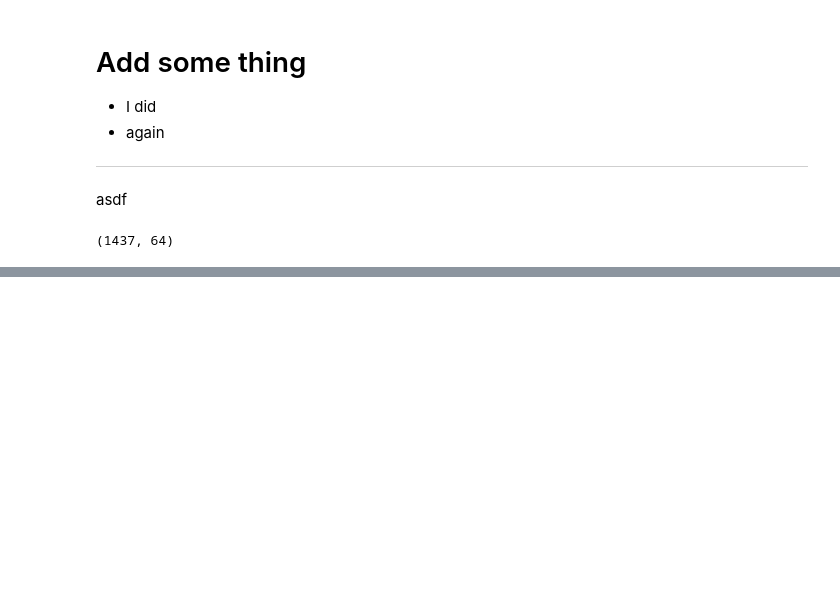
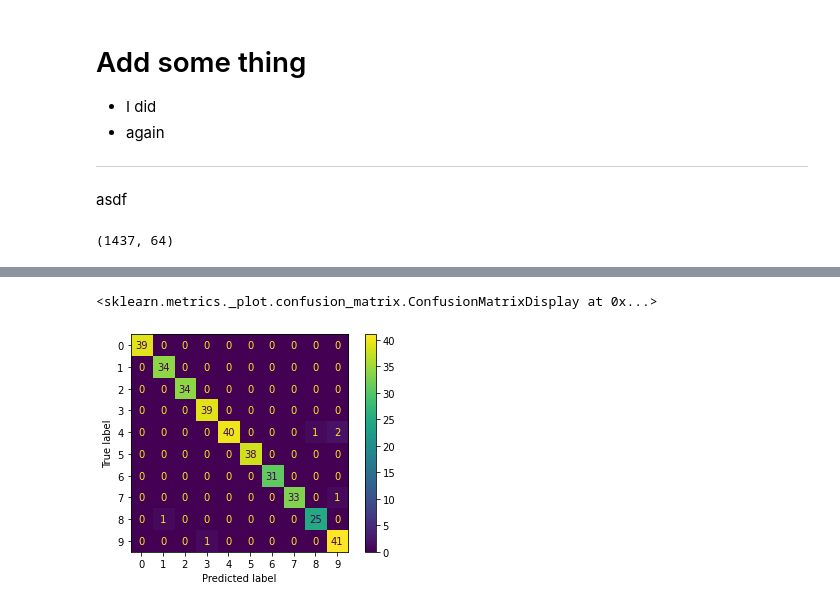
Before and after one commit to daniel-falk/ai-ml-principles-exercises, a Jupyter notebook: ML-training/cv-crash-course/Digit_classification_sklearn1.ipynb, the cells around one changed output, grey strips where cells are left out. Cells and saved outputs as stored; diff of their text form; code cells hidden in the pictures; blank space fills up the shorter version.

```diff
--- a/ML-training/cv-crash-course/Digit_classification_sklearn1.ipynb
+++ b/ML-training/cv-crash-course/Digit_classification_sklearn1.ipynb
@@ -74,2 +74,5 @@ Image.fromarray((X_test[1].reshape((8,8))/16 * 255).astype(np.uint8), "L").resiz
 # %%
 from sklearn import svm
+# %%
+model = svm.SVC(gamma=0.001)
+model.fit(X_train, y_train)
@@ -75,0 +97,5 @@ from sklearn import svm
+# %%
+from sklearn import metrics
+
+predicted = model.predict(X_test)
+print(metrics.classification_report(y_test, predicted))
@@ -75,0 +119,5 @@ from sklearn import svm
+# %%
+metrics.ConfusionMatrixDisplay.from_predictions(y_test, predicted)
+# %% [output]
+<sklearn.metrics._plot.confusion_matrix.ConfusionMatrixDisplay at 0x...>
+[figure, added]
```
Also changed, not shown: parts of 21 cells of this notebook.
